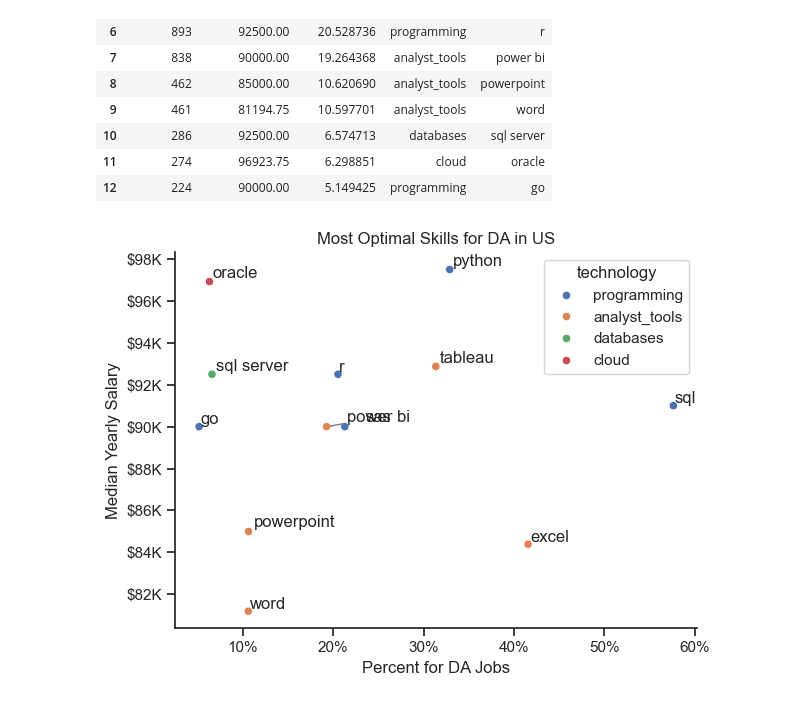
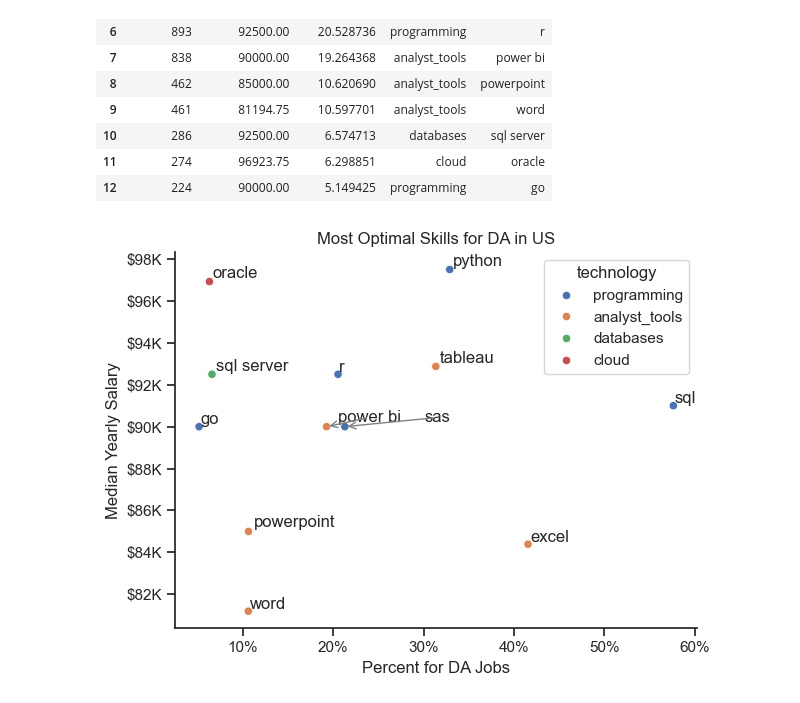
Before and after one commit to Mitchell-Ngetich/Data-Analysis, a Jupyter notebook: 3_Project/5_Optimal_Skills.ipynb, the cells around one changed output. Saved outputs shown, nothing was run; the diff lists cells and outputs as text; code cells hidden in the pictures.

```diff
--- a/3_Project/5_Optimal_Skills.ipynb
+++ b/3_Project/5_Optimal_Skills.ipynb
@@ -205,33 +205,38 @@ df_merged
 # %%
 from adjustText import adjust_text
 from matplotlib.ticker import PercentFormatter
 
 sns.scatterplot(
     data=df_merged,
     x="skill_percent",
     y="median_salary",
     hue="technology"
 )
 
 sns.despine()
 sns.set_theme(style="ticks")
 
 texts = []
 
 for i, txt in enumerate(df_top_skills.index):
     texts.append(plt.text(df_top_skills["skill_percent"].iloc[i], df_top_skills["median_salary"].iloc[i], txt))  #iloc is used to access the column and row
-
-adjust_text(texts, arrowprops=dict(arrowstyle="->", color="grey", lw=1))
+adjust_text(texts, arrowprops=dict(arrowstyle="->", color="grey", lw=1),
+    expand_points=(0.2, 1),  # Further increase spacing from points
+    expand_text=(0.5, 0.1), # Allow text to expand more
+    force_points=(0.3, 1),   # Increase repulsion between points and text
+    force_text=(0.8, 0),    # Push texts further apart
+    only_move={'points': 'y', 'texts': 'y'}, # Allow text to move in both directions
+    lim=500 # Increase iteration limit for better adjustment
+)
 
 ax = plt.gca()
 ax.yaxis.set_major_formatter(plt.FuncFormatter(lambda y, pos: f"${int(y/1000)}K"))
 ax.xaxis.set_major_formatter(PercentFormatter(decimals=0))
 
 plt.title("Most Optimal Skills for DA in US")
 plt.xlabel("Percent for DA Jobs")
-plt.ylabel("Median
-            Yearly Salary")
+plt.ylabel("Median Yearly Salary")
 plt.tight_layout()
 plt.show()
 # %% [output]
-[figure, old version]
+[figure, new version]
```
Also changed, not shown: parts of 2 cells of this notebook.
